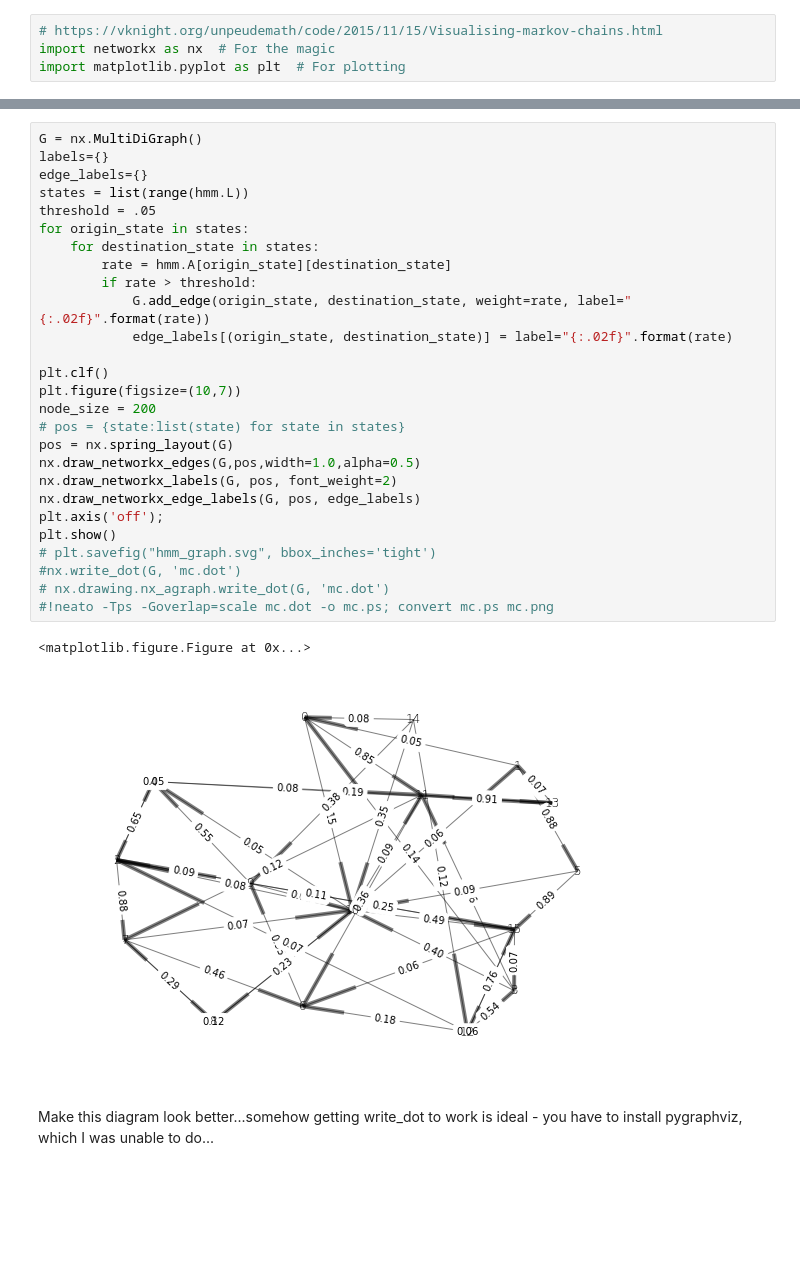
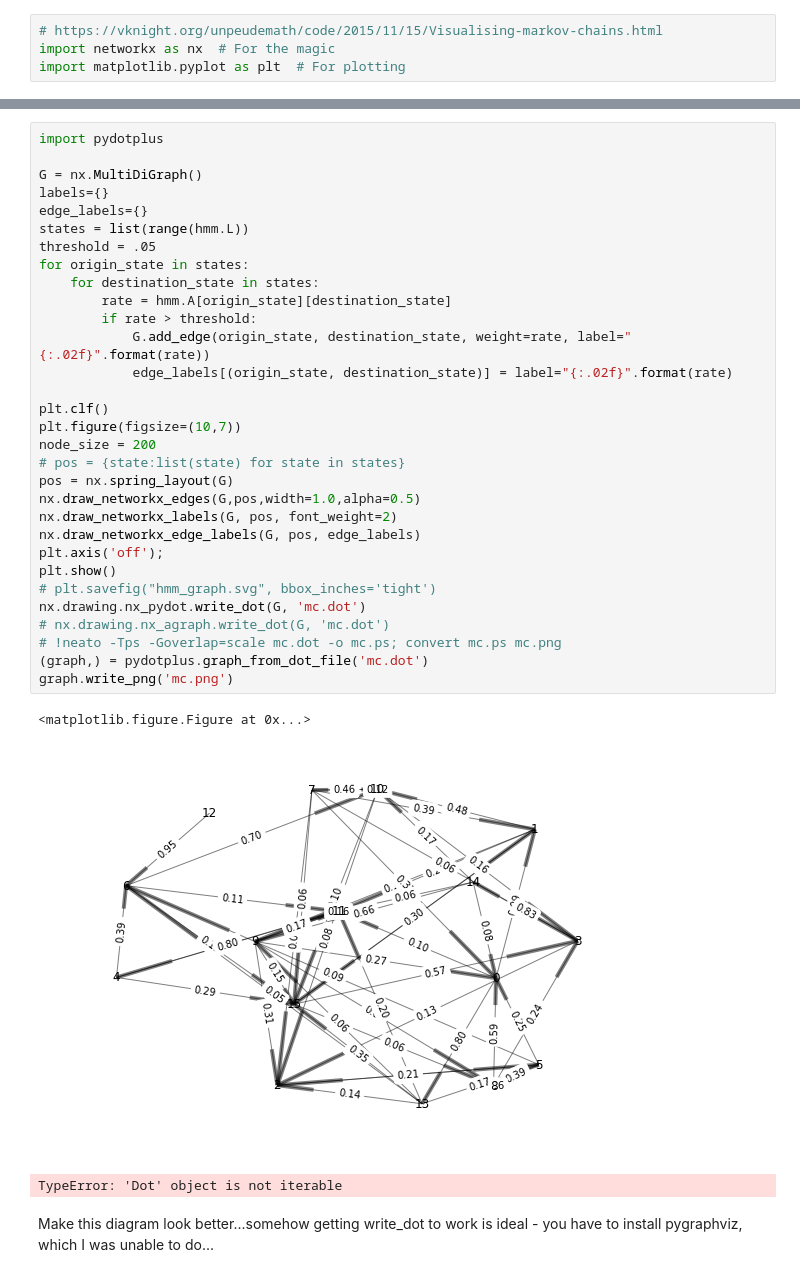
Before and after one commit to kapilsinha/CS155_Shakespearean_Sonnet_Generation, a Jupyter notebook: Visualization.ipynb, the cells around one changed output, grey strips where cells are left out. Drawn from its saved outputs; the diff is of its cells as text; blank space fills up the shorter version.

```diff
--- a/Visualization.ipynb
+++ b/Visualization.ipynb
@@ -170,32 +188,37 @@ plt.show()
 # %%
+import pydotplus
+
 G = nx.MultiDiGraph()
 labels={}
 edge_labels={}
 states = list(range(hmm.L))
 threshold = .05
 for origin_state in states:
     for destination_state in states:
         rate = hmm.A[origin_state][destination_state]
         if rate > threshold:
             G.add_edge(origin_state, destination_state, weight=rate, label="{:.02f}".format(rate))
             edge_labels[(origin_state, destination_state)] = label="{:.02f}".format(rate)
 
 plt.clf()
 plt.figure(figsize=(10,7))
 node_size = 200
 # pos = {state:list(state) for state in states}
 pos = nx.spring_layout(G)
 nx.draw_networkx_edges(G,pos,width=1.0,alpha=0.5)
 nx.draw_networkx_labels(G, pos, font_weight=2)
 nx.draw_networkx_edge_labels(G, pos, edge_labels)
 plt.axis('off');
 plt.show()
 # plt.savefig("hmm_graph.svg", bbox_inches='tight')
-#nx.write_dot(G, 'mc.dot')
+nx.drawing.nx_pydot.write_dot(G, 'mc.dot')
 # nx.drawing.nx_agraph.write_dot(G, 'mc.dot')
-#!neato -Tps -Goverlap=scale mc.dot -o mc.ps; convert mc.ps mc.png
+# !neato -Tps -Goverlap=scale mc.dot -o mc.ps; convert mc.ps mc.png
+(graph,) = pydotplus.graph_from_dot_file('mc.dot')
+graph.write_png('mc.png')
 # %% [output]
 <matplotlib.figure.Figure at 0x...>
-[figure, old version]
+[figure, new version]
+TypeError: 'Dot' object is not iterable
 # %% [markdown]
 Make this diagram look better...somehow getting write_dot to work is ideal - you have to install pygraphviz, which I was unable to do...
```
Also changed, not shown: parts of 7 cells of this notebook, 19 other files.
